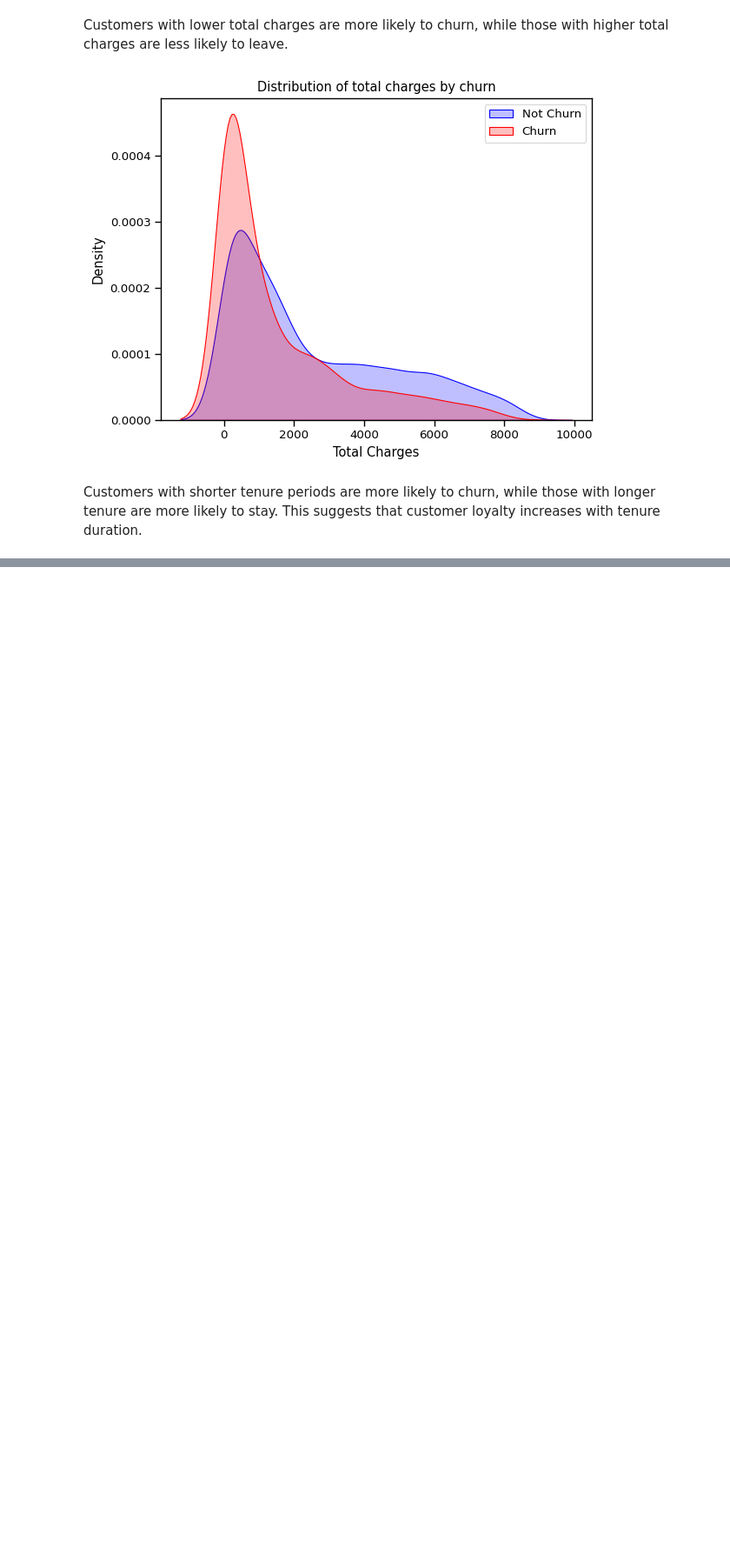
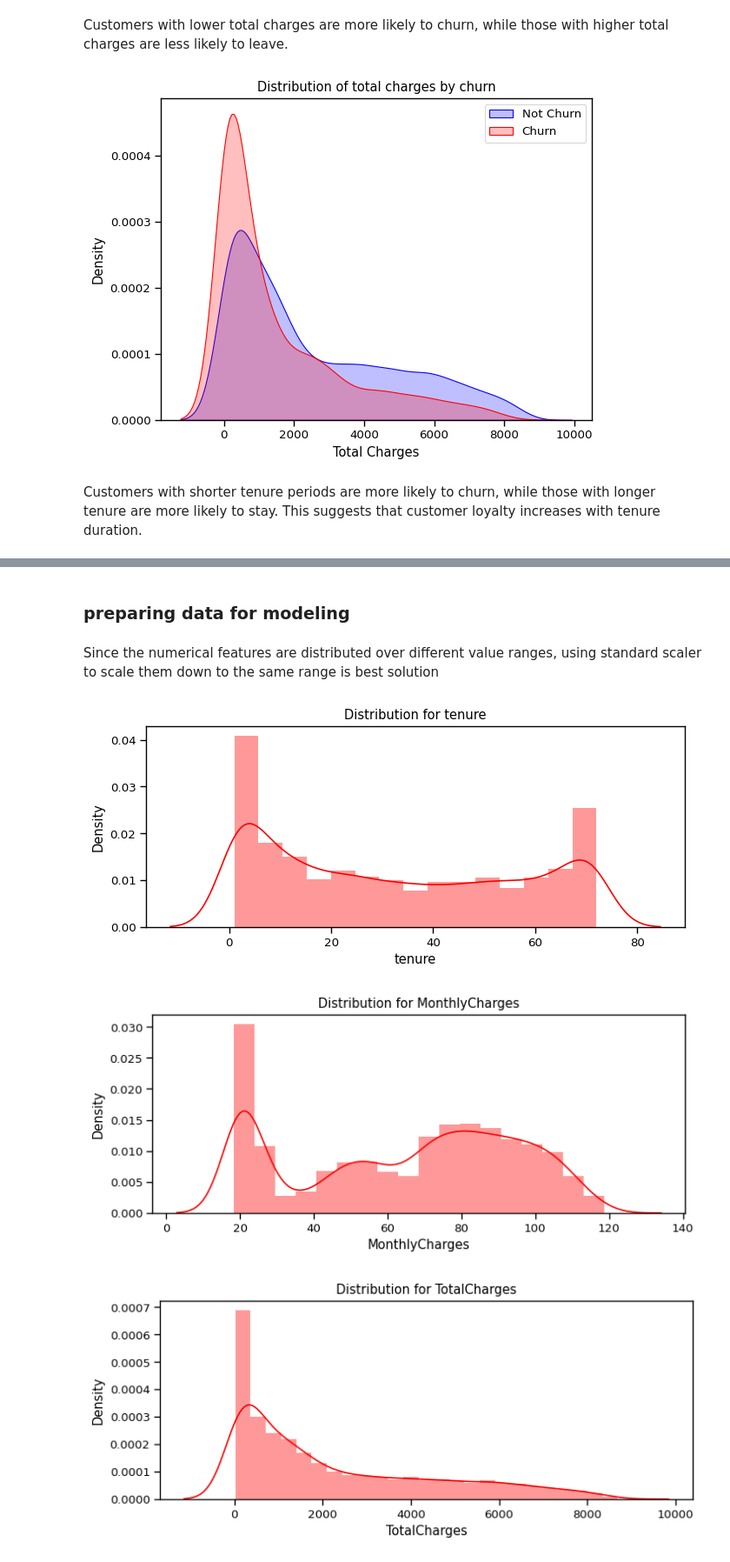
Before and after one commit to afnanzayed/TelcoCustomerChurn, a Jupyter notebook: notebooks/TelcoCustomerChurn.ipynb, the cells around one changed output, grey strips where cells are left out. Shown at 87% size. Cells and saved outputs as stored; diff of their text form; code cells hidden in the pictures; blank space fills up the shorter version.

```diff
--- a/notebooks/TelcoCustomerChurn.ipynb
+++ b/notebooks/TelcoCustomerChurn.ipynb
@@ -21,7 +54,7 @@ warnings.filterwarnings("ignore")
 # %%
 pd.set_option('display.max_columns', None)
 # %%
-df = pd.read_csv('/Users/afnanalamri/Desktop/MyProject/TelcoCustomerChurn/raw_data/WA_Fn-UseC_-Telco-Customer-Churn.csv')
+df = pd.read_csv('/content/drive/MyDrive/Colab Notebooks/TelcoCustomerChurn/raw_data/WA_Fn-UseC_-Telco-Customer-Churn.csv')
 # %%
 df
 # %% [output]
@@ -812,3 +906,5 @@ fig.show()a
+# %%
+df_encoded.drop(columns='TechSupport_Status', inplace=True)
 # %% [markdown]
 The majority have phone service. The issue lies with those who do not, as a third of those without phone service tend to churn.
 # %%
@@ -864,0 +967,2 @@ fig.show()
+# %% [markdown]
+### preparing data for modeling
@@ -864,0 +974,16 @@ fig.show()
+# %% [markdown]
+Since the numerical features are distributed over different value ranges, using standard scaler to scale them down to the same range is best solution
+# %%
+def distplot(feature, frame, color='r'):
+    plt.figure(figsize=(8,3))
+    plt.title("Distribution for {}".format(feature))
+    ax = sns.distplot(frame[feature], color= color)
+# %%
+num_cols = ["tenure", 'MonthlyCharges', 'TotalCharges']
+
+
+for feat in num_cols: distplot(feat, df_encoded)
+# %% [output]
+[figure, added]
+[figure, added]
+[figure, added]
```
Also changed, not shown: parts of 83 cells of this notebook.
